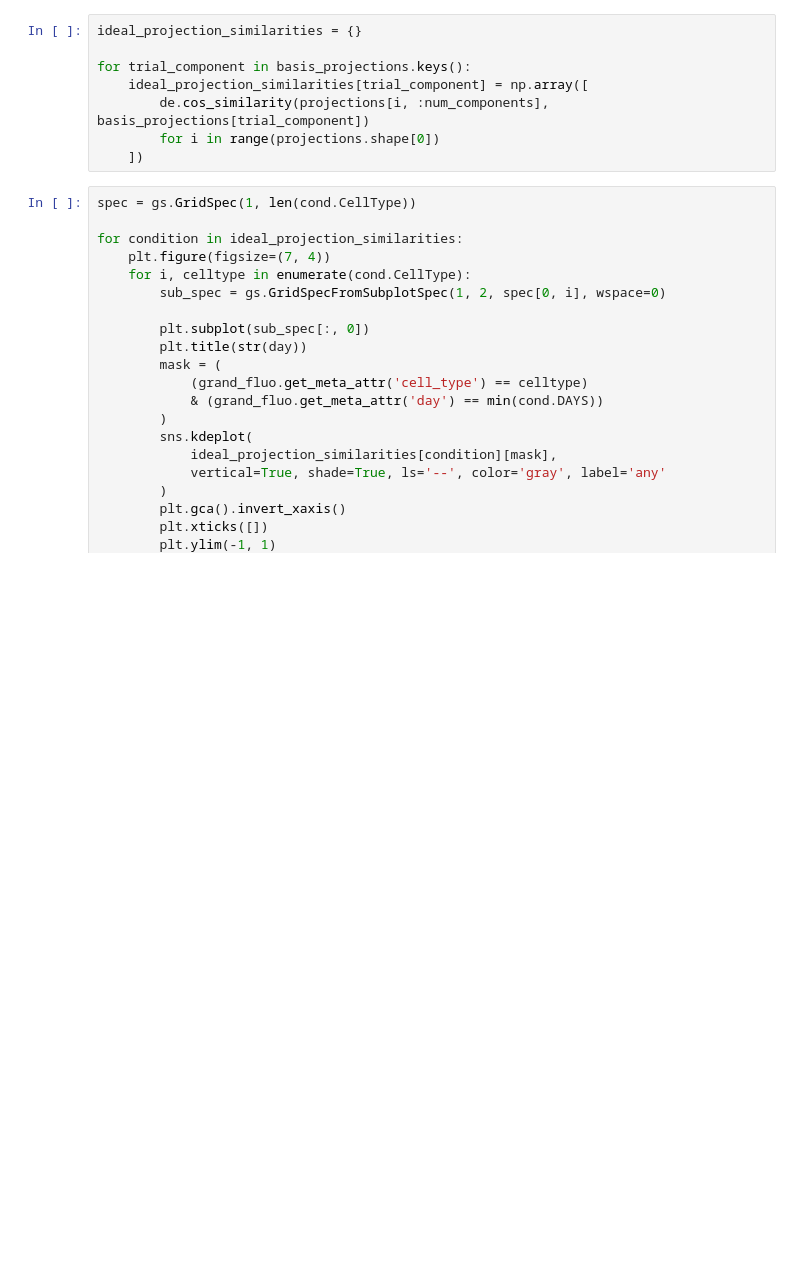
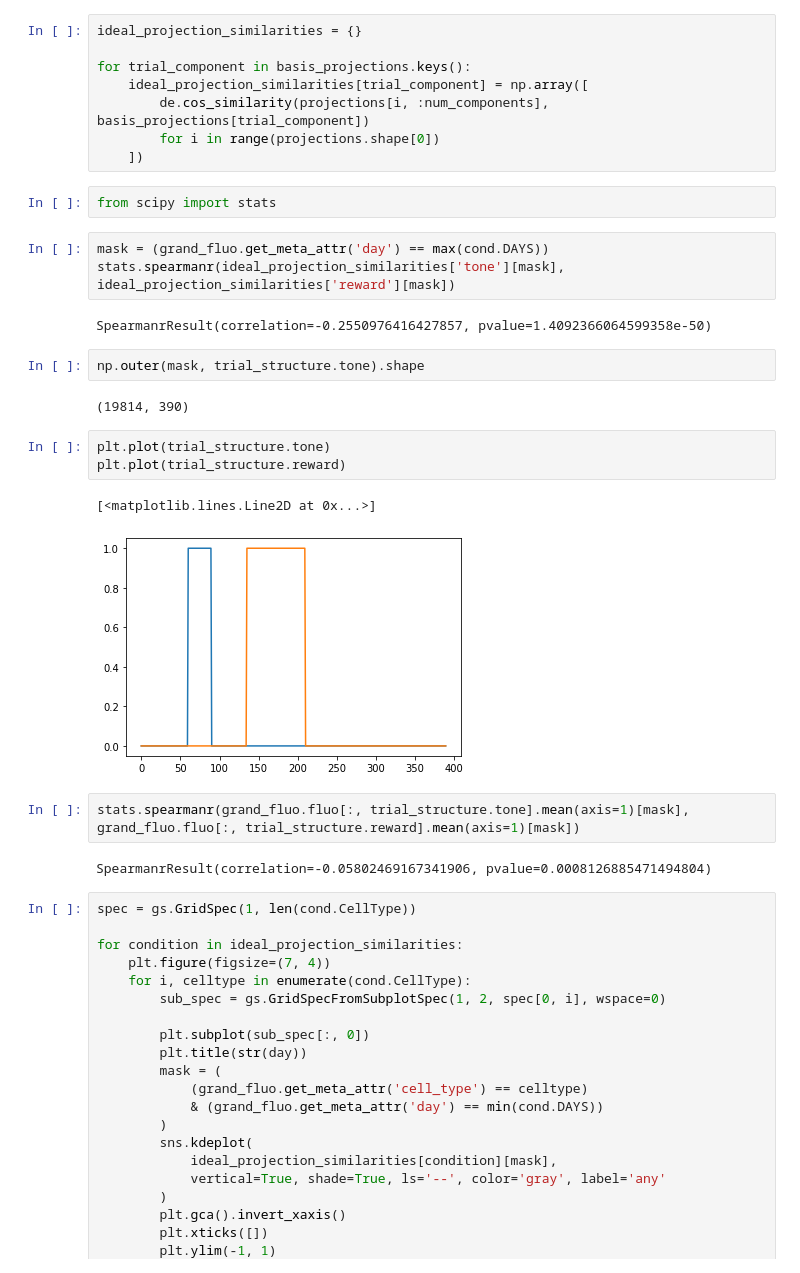
Before and after one commit to nauralcodinglab/interneuron-reward, a Jupyter notebook: notebooks/evolving_trial_structure_projections.ipynb, the cells around one changed output. Drawn from its saved outputs; the diff is of its cells as text; blank space fills up the shorter version.

```diff
--- a/notebooks/evolving_trial_structure_projections.ipynb
+++ b/notebooks/evolving_trial_structure_projections.ipynb
@@ -202,6 +245,28 @@ for trial_component in basis_projections.keys():
         de.cos_similarity(projections[i, :num_components], basis_projections[trial_component])
         for i in range(projections.shape[0])
     ])
+# %%
+from scipy import stats
+# %%
+mask = (grand_fluo.get_meta_attr('day') == max(cond.DAYS))
+stats.spearmanr(ideal_projection_similarities['tone'][mask], ideal_projection_similarities['reward'][mask])
+# %% [output]
+SpearmanrResult(correlation=-0.2550976416427857, pvalue=1.4092366064599358e-50)
+# %%
+np.outer(mask, trial_structure.tone).shape
+# %% [output]
+(19814, 390)
+# %%
+plt.plot(trial_structure.tone)
+plt.plot(trial_structure.reward)
+# %% [output]
+[<matplotlib.lines.Line2D at 0x...>]
+[figure, added]
+# %%
+stats.spearmanr(grand_fluo.fluo[:, trial_structure.tone].mean(axis=1)[mask],
+grand_fluo.fluo[:, trial_structure.reward].mean(axis=1)[mask])
+# %% [output]
+SpearmanrResult(correlation=-0.05802469167341906, pvalue=0.0008126885471494804)
 # %%
 spec = gs.GridSpec(1, len(cond.CellType))
 
```
Also changed, not shown: parts of 9 cells of this notebook, 4 other files.
